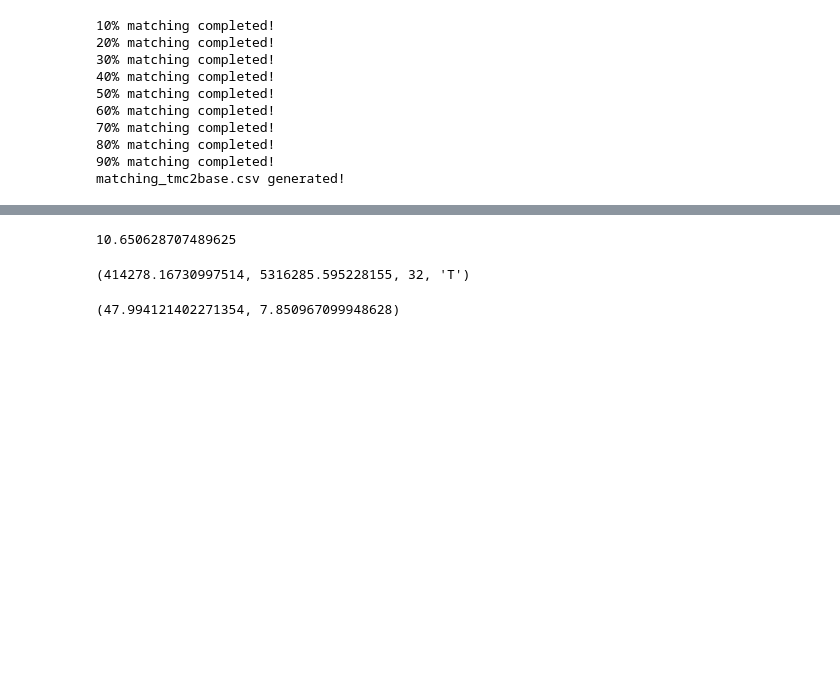
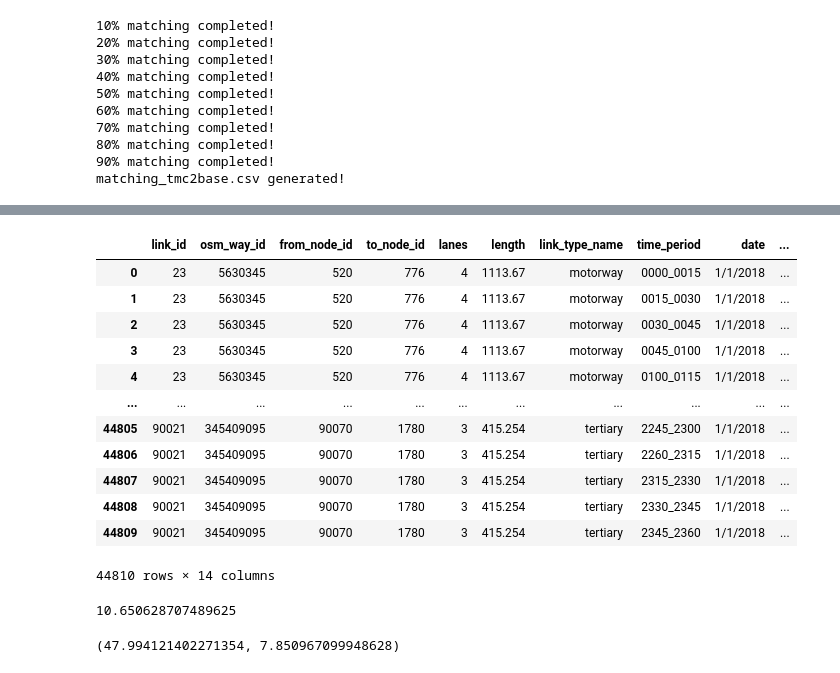
Before and after one commit to chrisyangsong/TMC2GMNS, a Jupyter notebook: ABNetwork/ABNetwork_Matching.ipynb, the cells around one changed output, grey strips where cells are left out. Drawn from its saved outputs; the diff is of its cells as text; code cells hidden in the pictures; blank space fills up the shorter version.

```diff
--- a/ABNetwork/ABNetwork_Matching.ipynb
+++ b/ABNetwork/ABNetwork_Matching.ipynb
@@ -192,3 +267,19 @@ matching_tmc2base
+# %%
+measurement_base
+# %% [output]
+|  | link_id | osm_way_id | from_node_id | to_node_id | lanes | length | link_type_name | time_period | date | ... |
+| 0 | 23 | 5630345 | 520 | 776 | 4 | 1113.67 | motorway | 0000_0015 | 1/1/2018 | ... |
+| 1 | 23 | 5630345 | 520 | 776 | 4 | 1113.67 | motorway | 0015_0030 | 1/1/2018 | ... |
+| 2 | 23 | 5630345 | 520 | 776 | 4 | 1113.67 | motorway | 0030_0045 | 1/1/2018 | ... |
+| 3 | 23 | 5630345 | 520 | 776 | 4 | 1113.67 | motorway | 0045_0100 | 1/1/2018 | ... |
+| 4 | 23 | 5630345 | 520 | 776 | 4 | 1113.67 | motorway | 0100_0115 | 1/1/2018 | ... |
+| ... | ... | ... | ... | ... | ... | ... | ... | ... | ... | ... |
+| 44805 | 90021 | 345409095 | 90070 | 1780 | 3 | 415.254 | tertiary | 2245_2300 | 1/1/2018 | ... |
+| 44806 | 90021 | 345409095 | 90070 | 1780 | 3 | 415.254 | tertiary | 2260_2315 | 1/1/2018 | ... |
+| 44807 | 90021 | 345409095 | 90070 | 1780 | 3 | 415.254 | tertiary | 2315_2330 | 1/1/2018 | ... |
+| 44808 | 90021 | 345409095 | 90070 | 1780 | 3 | 415.254 | tertiary | 2330_2345 | 1/1/2018 | ... |
+| 44809 | 90021 | 345409095 | 90070 | 1780 | 3 | 415.254 | tertiary | 2345_2360 | 1/1/2018 | ... |
+44810 rows × 14 columns
 # %%
 from shapely.geometry import LineString
 l1 = LineString([(42.073407, -87.806245), (42.0752508,-87.8080299)])
@@ -205,7 +294,3 @@ link_TMC.to_csv('xx_inner.csv')
-# %%
-utm.from_latlon(47.9941214, 7.8509671)
-# %% [output]
-(414278.16730997514, 5316285.595228155, 32, 'T')
 # %%
 u = utm.from_latlon(47.9941214, 7.8509671)
 utm.to_latlon(*u)
```
Also changed, not shown: parts of 4 cells of this notebook, 4 other files.
